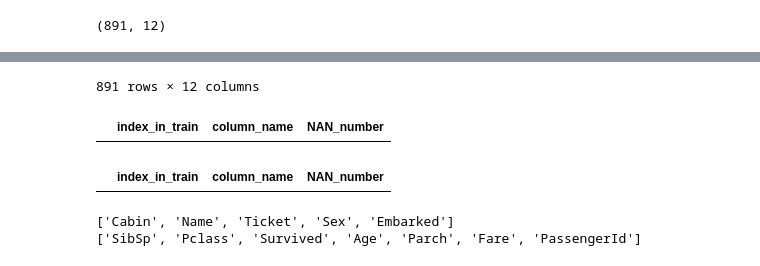
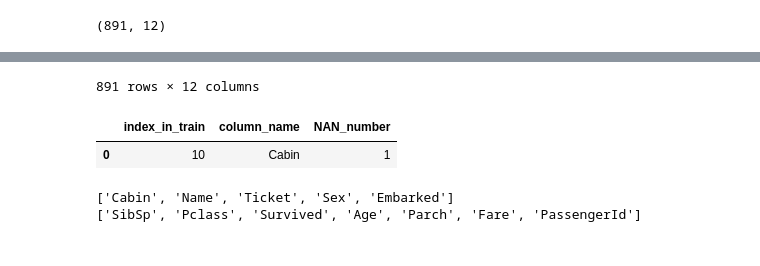
Before and after one commit to lakP44/coding-total, a Jupyter notebook: Python/데이터전처리/everything_of_preprocessing.ipynb, the cells around one changed output, grey strips where cells are left out. Cells and saved outputs as stored; diff of their text form; code cells hidden in the pictures.

```diff
--- a/Python/데이터전처리/everything_of_preprocessing.ipynb
+++ b/Python/데이터전처리/everything_of_preprocessing.ipynb
@@ -48,17 +49,21 @@ def checkNAN(df):
 # %%
 # 간단한 결측치 처리 자동화 코드
 
-def handle_NAN(df, list_lists, fill_na, fill_value, back_fill, front_fill):
+def handle_NAN(df, list_lists, fill_na, fill_value, back_fill, front_fill, linear, KNN):
+
+    imputer = KNNImputer(n_neighbors = KNN[1])
 
     fill_val_dict = {}
-
-    for i in range(len(fill_value[1])):
-        fill_val_dict[list_lists[fill_value[0]][i]] = fill_value[1][i]
+    if fill_value[0] != -1:
+        for i in range(len(fill_value[1])):
+            fill_val_dict[list_lists[fill_value[0]][i]] = fill_value[1][i]
 
     sequence = {fill_na[0] : "df[" + str(list_lists[fill_na[0]]) + "].fillna(" + str(fill_na[1]) + ")",
                 fill_value[0] : "df[" + str(list_lists[fill_value[0]]) + "].fillna(" + str(fill_val_dict) + ")",
                 back_fill : "df[" + str(list_lists[back_fill]) + "].fillna( method='bfill' )",
                 front_fill : "df[" + str(list_lists[front_fill]) + "].fillna( method='ffill' )",
+                linear : "df[" + str(list_lists[linear]) + "].interpolate(method='linear')",
+                KNN[0] : "imputer.fit_transform(df[" + str(list_lists[KNN[0]]) + "])",
                 }
 
     del sequence[-1]
@@ -66,7 +71,10 @@ def handle_NAN(df, list_lists, fill_na, fill_value, back_fill, front_fill):
     sequence_sort = dict(sorted(sequence.items()))
 
     for n in range(len(sequence_sort)):
-        df[list_lists[n]] = eval(sequence_sort[n])
+        if "KNN" in sequence_sort[n]:
+            df[list_lists[KNN[0]]]=pd.DataFrame(eval(sequence_sort[n]), columns=list_lists[KNN[0]])
+        else:
+            df[list_lists[n]] = eval(sequence_sort[n])
     return df
 # %%
 # 간단한 결측치 자동 처리기 미리보기
@@ -82,20 +90,22 @@ print('=='*20)
 # fill_value의 [0]은 순서, [1]은 정해주는 컬럼마다 채워지는 값입니다. ex) ['Age'. 'Fare'], [1, 2]이면 // Age는 1, Fare은 2로 채워짐
 # col_list에는 리스트 형태로 컬럼명을 넣어주면 됩니다. 주의 : 이중 리스트가 아님!
 
-col_list = [['Embarked'], ['Age', 'Cabin']]
+col_list = [['Embarked'], ['Cabin'], ['Age', 'Fare']]
 fill_na = [0, 3]
-fill_value = [1, [1, 2]]
+fill_value = [-1, [0]]
 back_fill = -1
-front_fill = -1
+front_fill = 1
+linear = -1
+KNN = [2, 5]
 
 ##########################################################################################
 
 sequence_view = ["data", col_list, fill_na, fill_value, back_fill, front_fill]
 sequence_num = sequence_view[2 : len(sequence_view)]
 
-sequence_dic = pd.DataFrame({'func' : [fill_na[0], fill_value[0], back_fill, front_fill],
-                            'func_list' : ['fill_na', 'fill_value', 'backfill', 'front_fill'],
-                            'parameter' : [fill_na[1], fill_value[1], 'none', 'none']})
+sequence_dic = pd.DataFrame({'func' : [fill_na[0], fill_value[0], back_fill, front_fill, linear, KNN[0]],
+                            'func_list' : ['fill_na', 'fill_value', 'backfill', 'front_fill', 'linear', 'KNN'],
+                            'parameter' : [fill_na[1], fill_value[1], 'none', 'none', 'none', KNN[1]]})
 sequence_dic = sequence_dic.sort_values('func')
 
 
@@ -123,5 +136,5 @@ display(sequence_dic)
 # %%
-a = handle_NAN(data, col_list, fill_na, fill_value, back_fill, front_fill)
+a = handle_NAN(data, col_list, fill_na, fill_value, back_fill, front_fill, linear, KNN)
 display(a)
 display(checkNAN(data))
 # %% [output]
@@ -138,12 +151,8 @@ display(checkNAN(data))
 | 889 | 890 | 1 | 1 | Behr, Mr. Karl Howell | male | 26.0 | 0 | 0 | 111369 | 30.0000 | ... |
 | 890 | 891 | 0 | 3 | Dooley, Mr. Patrick | male | 32.0 | 0 | 0 | 370376 | 7.7500 | ... |
 891 rows × 12 columns
 |  | index_in_train | column_name | NAN_number |
+| 0 | 10 | Cabin | 1 |
-# %%
-data2 = data.dropna(axis = 0)
-display(checkNAN(data2))
-# %% [output]
-|  | index_in_train | column_name | NAN_number |
 # %%
 # 변수들
 def check_features(data):
```
Also changed, not shown: parts of 3 cells of this notebook.
